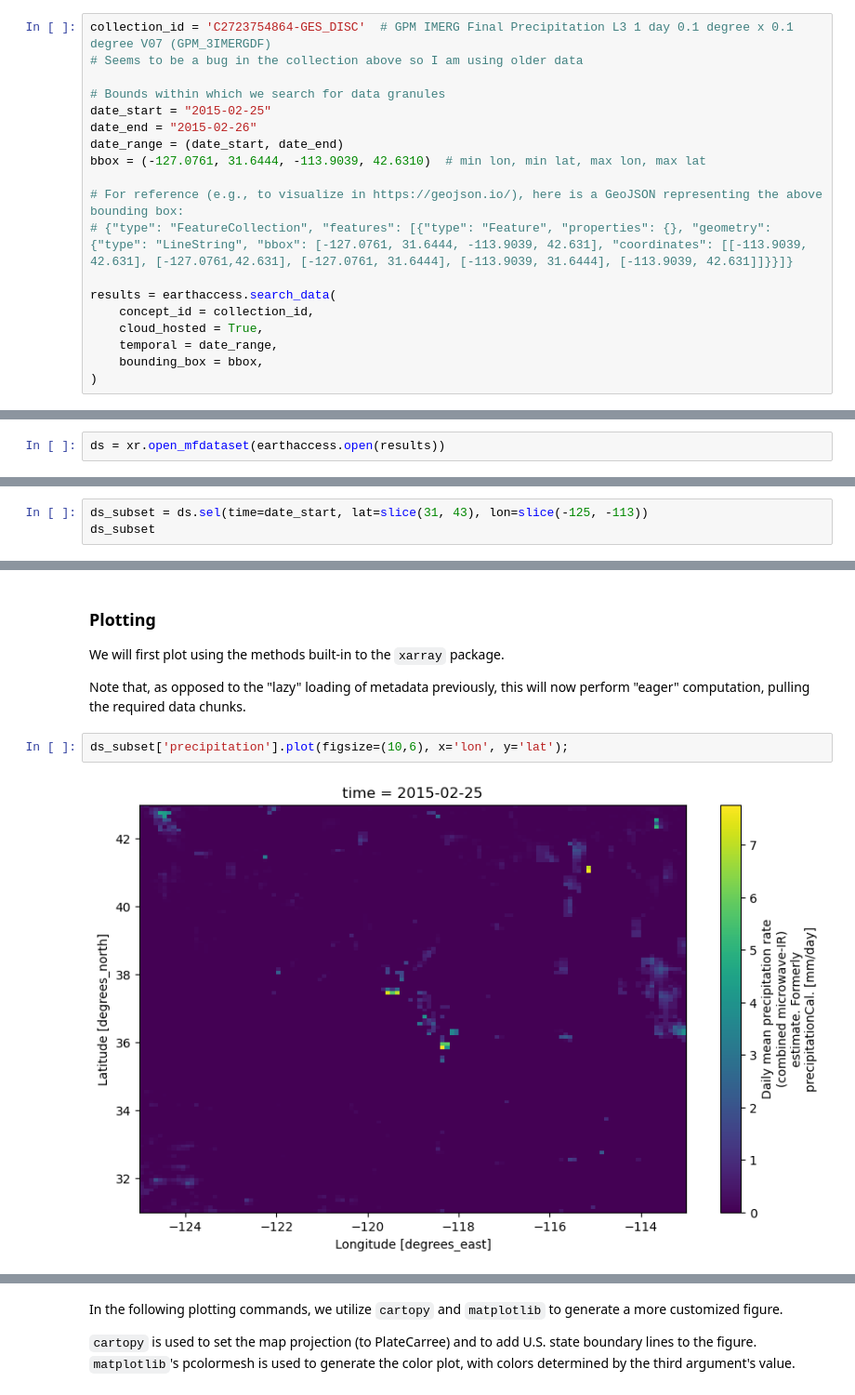
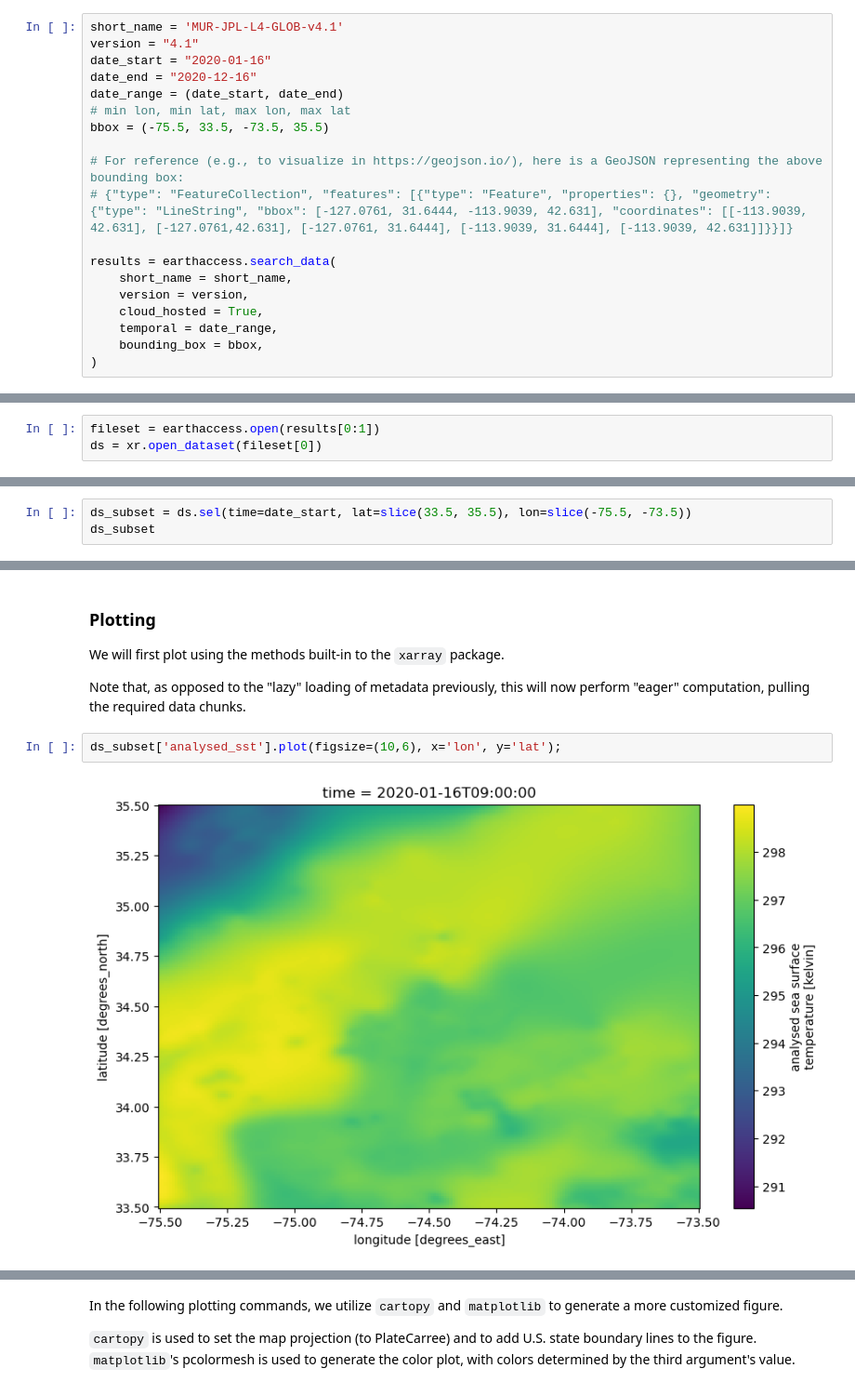
Before and after one commit to nmfs-opensci/EDMW-EarthData-Workshop-2024, a Jupyter notebook: tutorials/python/2-subset-and-plot.ipynb, the cells around one changed output, grey strips where cells are left out. Shown: that part at 93% size. Saved outputs shown, nothing was run; the diff lists cells and outputs as text.

```diff
--- a/tutorials/python/2-subset-and-plot.ipynb
+++ b/tutorials/python/2-subset-and-plot.ipynb
@@ -62,18 +46,18 @@ Please cite the dataset as:
 # %%
-collection_id = 'C2723754864-GES_DISC'  # GPM IMERG Final Precipitation L3 1 day 0.1 degree x 0.1 degree V07 (GPM_3IMERGDF)
-# Seems to be a bug in the collection above so I am using older data
-
-# Bounds within which we search for data granules
-date_start = "2015-02-25"
-date_end = "2015-02-26"
+short_name = 'MUR-JPL-L4-GLOB-v4.1'
+version = "4.1"
+date_start = "2020-01-16"
+date_end = "2020-12-16"
 date_range = (date_start, date_end)
-bbox = (-127.0761, 31.6444, -113.9039, 42.6310)  # min lon, min lat, max lon, max lat
+# min lon, min lat, max lon, max lat
+bbox = (-75.5, 33.5, -73.5, 35.5)
 
 # For reference (e.g., to visualize in https://geojson.io/), here is a GeoJSON representing the above bounding box:
 # {"type": "FeatureCollection", "features": [{"type": "Feature", "properties": {}, "geometry": {"type": "LineString", "bbox": [-127.0761, 31.6444, -113.9039, 42.631], "coordinates": [[-113.9039, 42.631], [-127.0761,42.631], [-127.0761, 31.6444], [-113.9039, 31.6444], [-113.9039, 42.631]]}}]}
 
 results = earthaccess.search_data(
-    concept_id = collection_id,
+    short_name = short_name,
+    version = version,
     cloud_hosted = True,
     temporal = date_range,
     bounding_box = bbox,
@@ -83,3 +71,4 @@ Granules found: 2
 # %%
-ds = xr.open_mfdataset(earthaccess.open(results))
+fileset = earthaccess.open(results[0:1])
+ds = xr.open_dataset(fileset[0])
 # %% [output]
@@ -167,6 +139,6 @@ Attributes: (9)
 # %% [markdown]
 Now we will prepare a subset. We're using essentially the same spatial bounds as above; however, as opposed to the `earthaccess` inputs above, here we must provide inputs in the formats expected by `xarray`. Instead of a single, four-element, bounding box, we use Python `slice` objects, which are defined by starting and ending numbers.
 # %%
-ds_subset = ds.sel(time=date_start, lat=slice(31, 43), lon=slice(-125, -113))
+ds_subset = ds.sel(time=date_start, lat=slice(33.5, 35.5), lon=slice(-75.5, -73.5))
 ds_subset
 # %% [output]
@@ -198,7 +163,7 @@ We will first plot using the methods built-in to the `xarray` package.
 
 Note that, as opposed to the "lazy" loading of metadata previously, this will now perform "eager" computation, pulling the required data chunks.
 # %%
-ds_subset['precipitation'].plot(figsize=(10,6), x='lon', y='lat');
+ds_subset['analysed_sst'].plot(figsize=(10,6), x='lon', y='lat');
 # %% [output]
-[figure, old version]
+[figure, new version]
 # %% [markdown]
```
Also changed, not shown: parts of 29 cells of this notebook, 12 other files.
